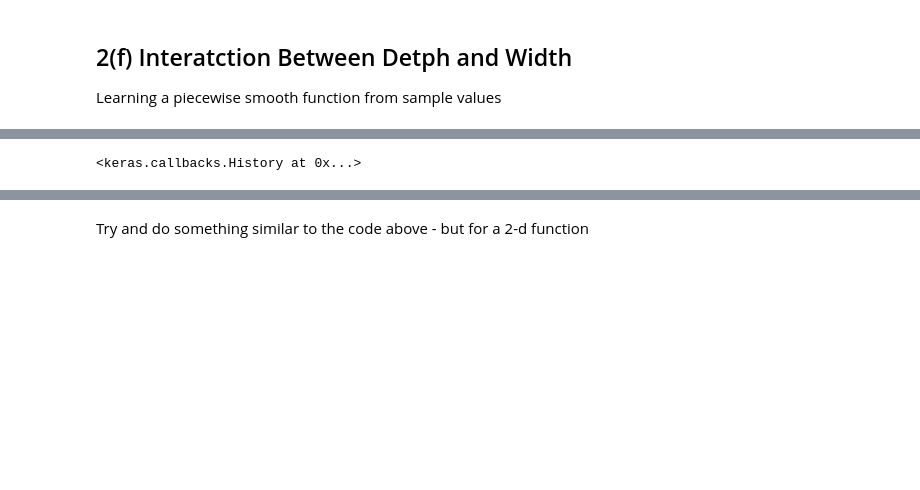
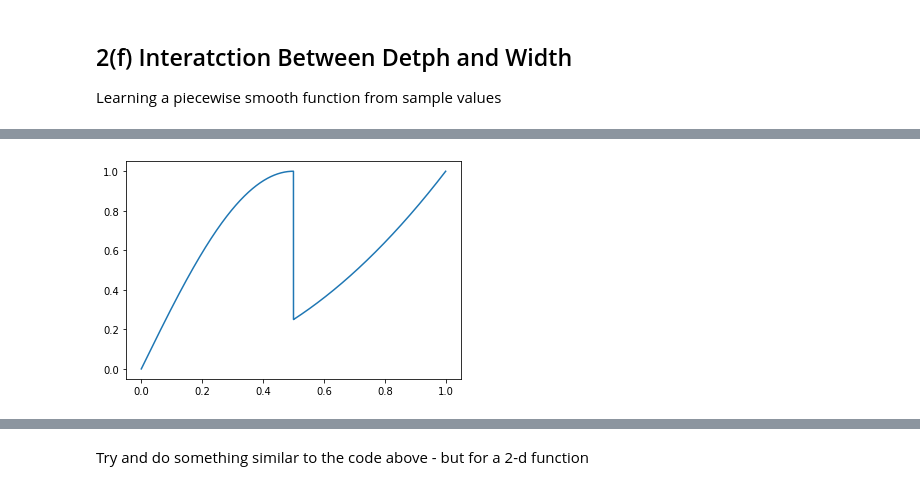
Before and after one commit to francescobarbara/C6.5-Thoeries-of-Deep-Learning, a Jupyter notebook: Theories_of_DL_MT2021_PS1.ipynb, the cells around one changed output, grey strips where cells are left out. Drawn from its saved outputs; the diff is of its cells as text; code cells hidden in the pictures; blank space fills up the shorter version.

```diff
--- a/Theories_of_DL_MT2021_PS1.ipynb
+++ b/Theories_of_DL_MT2021_PS1.ipynb
@@ -493,8 +493,8 @@ def test_func(x):
 y_train=test_func(x_train)
 
 #uncommenting the below shows the samples
-#plt.figure()
-#plt.plot(x_train,y_train)
+plt.figure()
+plt.plot(x_train,y_train)
 
 #we now train a network base on the samples (x_train,y_train) and evaluate it on x_test.
 
@@ -516,7 +516,7 @@ model.compile(loss=tf.keras.losses.MeanSquaredError(), optimizer = 'adam',  metr
 
 model.fit(x_train, y_train, epochs=20, batch_size=32,verbose=1)
 
-# scores = model.evaluate(X, y)
-# print("\n%s: %.2f%%" % (model.metrics_names[1], scores[1]*100))
+scores = model.evaluate(X, y)
+print("\n%s: %.2f%%" % (model.metrics_names[1], scores[1]*100))
 # %% [output]
 Epoch 1/20
@@ -539,4 +539,4 @@ Epoch 20/20
-<keras.callbacks.History at 0x...>
+[figure, added]
 # %%
 x_test=np.linspace(0,1,10000)
 y_test = test_func(x_test)
```
Also changed, not shown: parts of 2 cells of this notebook.
